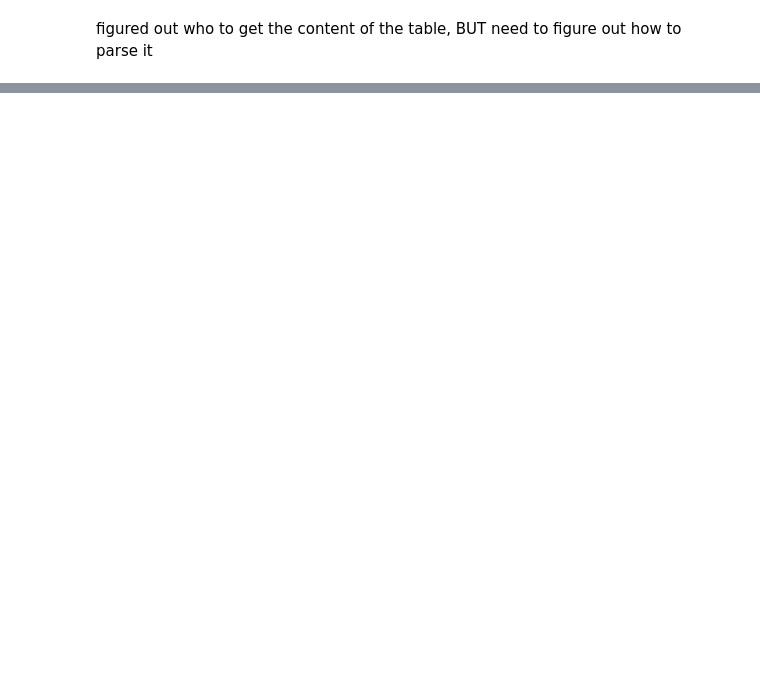
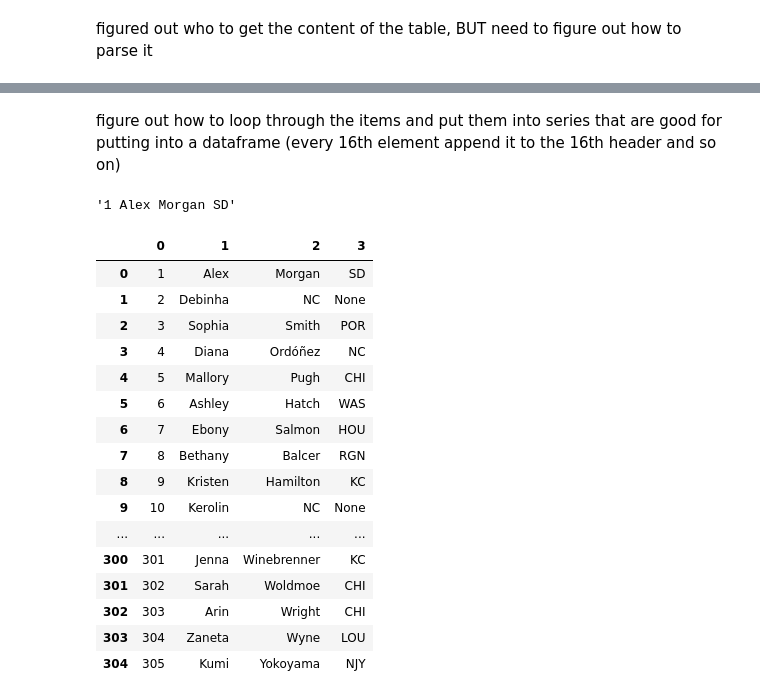
Before and after one commit to alexleedsmatthews/woso-viz, a Jupyter notebook: 01-golden-boot.ipynb, the cells around one changed output, grey strips where cells are left out. Cells and saved outputs as stored; diff of their text form; code cells hidden in the pictures; blank space fills up the shorter version.

```diff
--- a/01-golden-boot.ipynb
+++ b/01-golden-boot.ipynb
@@ -46,0 +106,63 @@ figured out who to get the content of the table, BUT need to figure out how to p
+# %% [markdown]
+figure out how to loop through the items and put them into series that are good for putting into a dataframe (every 16th element append it to the 16th header and so on)
+# %%
+rank_player_team=[]
+gp=[]
+gs=[]
+mins=[]
+goals=[]
+assists=[]
+shots=[]
+shots_on_goal=[]
+fc=[]
+off=[]
+ck=[]
+pk_attempts=[]
+pks_scored=[]
+yc=[]
+rc=[]
+
+
+
+for row in data_row[1:306]:
+    cells=row.split(" ")
+    rank_player_team.append(cells[0])
+    gp.append(cells[1])
+    gs.append(cells[2])
+    mins.append(cells[3])
+    goals.append(cells[4])
+    shots.append(cells[5])
+    shots_on_goal.append(cells[6])
+    fc.append(cells[7])
+    off.append(cells[8])
+    ck.append(cells[9])
+    pk_attempts.append(cells[10])
+    pks_scored.append(cells[11])
+    yc.append(cells[12])
+    rc.append(cells[13])
+# %%
+team[0].replace("\n", " ")
+# %% [output]
+'1 Alex Morgan SD'
+# %%
+df=pd.DataFrame({'rank_player_team':rank_player_team,'gp':gp,'gs':gs,'mins':mins,'goals':goals,'shots':shots,'shots_on_goal':shots_on_goal,'fc':fc,'off':off,'ck':ck,'pk_attempts':pk_attempts,'pks_scored':pks_scored,'yc':yc,'rc':rc})
+# %%
+df['rank_player_team'].str.split("\n", expand=True)
+# %% [output]
+|  | 0 | 1 | 2 | 3 |
+| 0 | 1 | Alex | Morgan | SD |
+| 1 | 2 | Debinha | NC | None |
+| 2 | 3 | Sophia | Smith | POR |
+| 3 | 4 | Diana | Ordóñez | NC |
+| 4 | 5 | Mallory | Pugh | CHI |
+| 5 | 6 | Ashley | Hatch | WAS |
+| 6 | 7 | Ebony | Salmon | HOU |
+| 7 | 8 | Bethany | Balcer | RGN |
+| 8 | 9 | Kristen | Hamilton | KC |
+| 9 | 10 | Kerolin | NC | None |
+| ... | ... | ... | ... | ... |
+| 300 | 301 | Jenna | Winebrenner | KC |
+| 301 | 302 | Sarah | Woldmoe | CHI |
+| 302 | 303 | Arin | Wright | CHI |
+| 303 | 304 | Zaneta | Wyne | LOU |
+| 304 | 305 | Kumi | Yokoyama | NJY |
```
Also changed, not shown: parts of 6 cells of this notebook.
